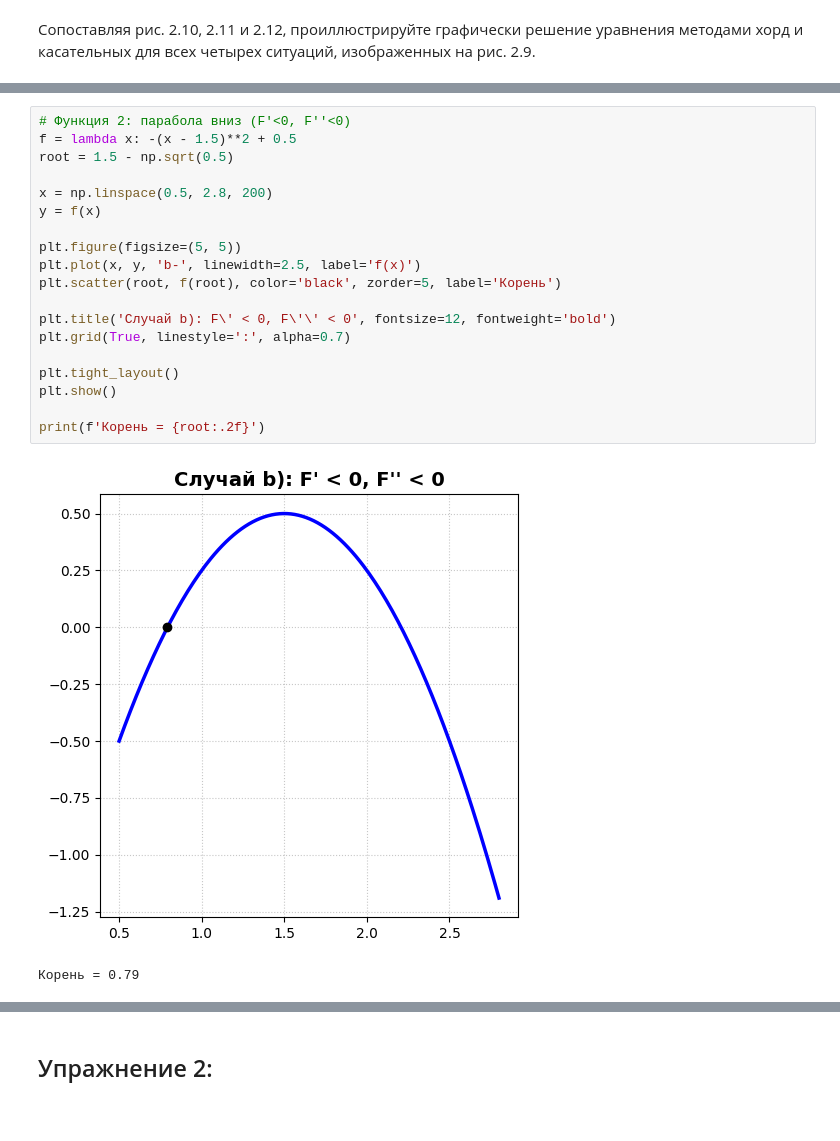
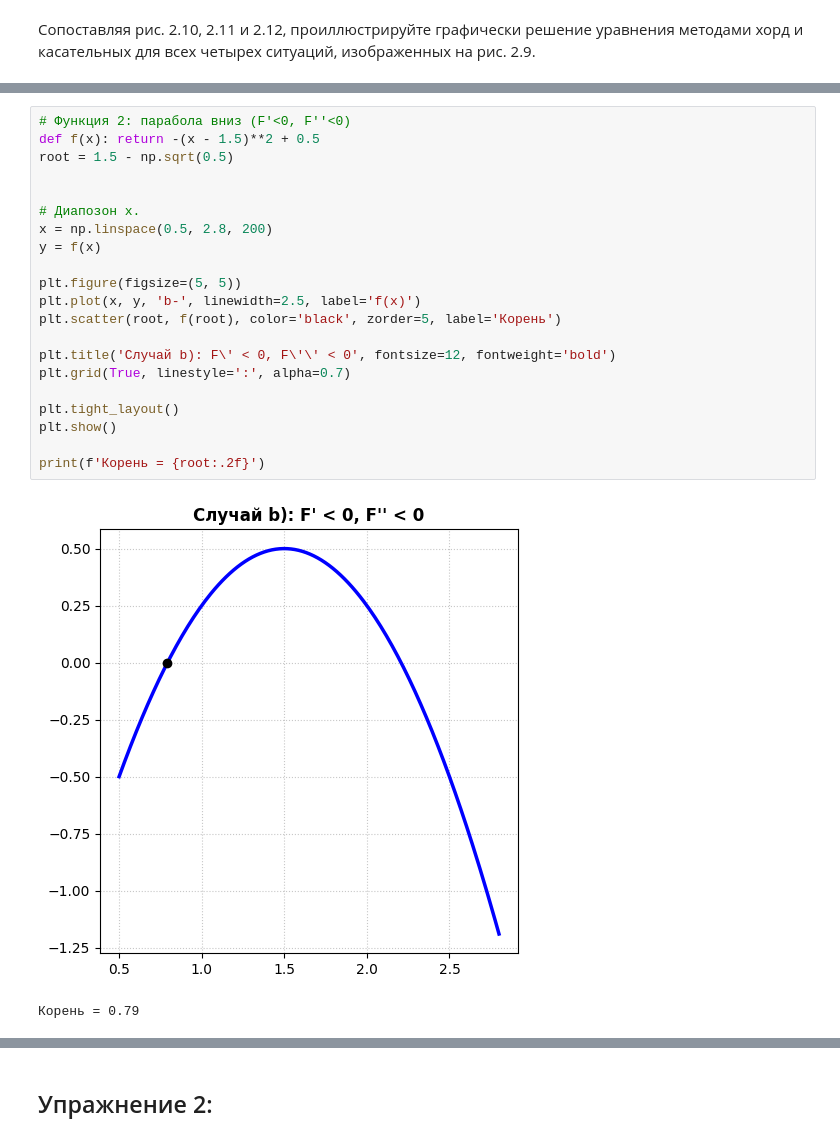
Before and after one commit to Eg0r-S/my_work_for_college, a Jupyter notebook: first_works_for_number.s_methods.ipynb, the cells around one changed output, grey strips where cells are left out. Drawn from its saved outputs; the diff is of its cells as text.

```diff
--- a/first_works_for_number.s_methods.ipynb
+++ b/first_works_for_number.s_methods.ipynb
@@ -126,25 +131,27 @@ print(f'Корень = {root:.2f}')
 Корень = 2.21
 # %%
 # Функция 2: парабола вниз (F'<0, F''<0)
-f = lambda x: -(x - 1.5)**2 + 0.5
+def f(x): return -(x - 1.5)**2 + 0.5
 root = 1.5 - np.sqrt(0.5)
 
+
+# Диапозон х.
 x = np.linspace(0.5, 2.8, 200)
 y = f(x)
 
 plt.figure(figsize=(5, 5))
 plt.plot(x, y, 'b-', linewidth=2.5, label='f(x)')
 plt.scatter(root, f(root), color='black', zorder=5, label='Корень')
 
 plt.title('Случай b): F\' < 0, F\'\' < 0', fontsize=12, fontweight='bold')
 plt.grid(True, linestyle=':', alpha=0.7)
 
 plt.tight_layout()
 plt.show()
 
 print(f'Корень = {root:.2f}')
 # %% [output]
-[figure, old version]
+[figure, new version]
 Корень = 0.79
 # %%
 # Функция 3: убывающая, вогнутая вверх (F'<0, F''>0)
```
Also changed, not shown: parts of 40 cells of this notebook, 2 other files.
